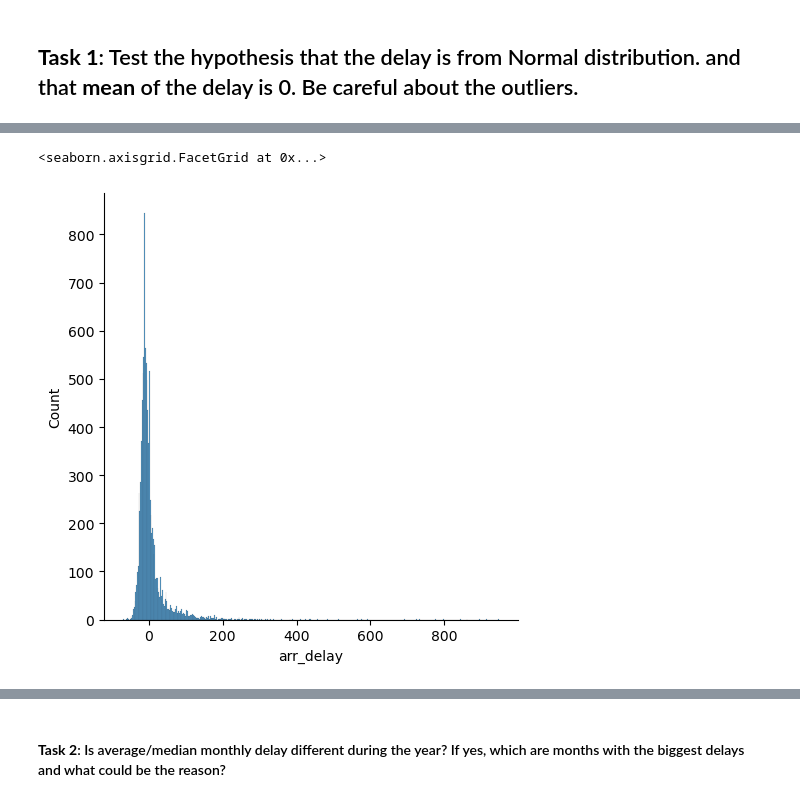
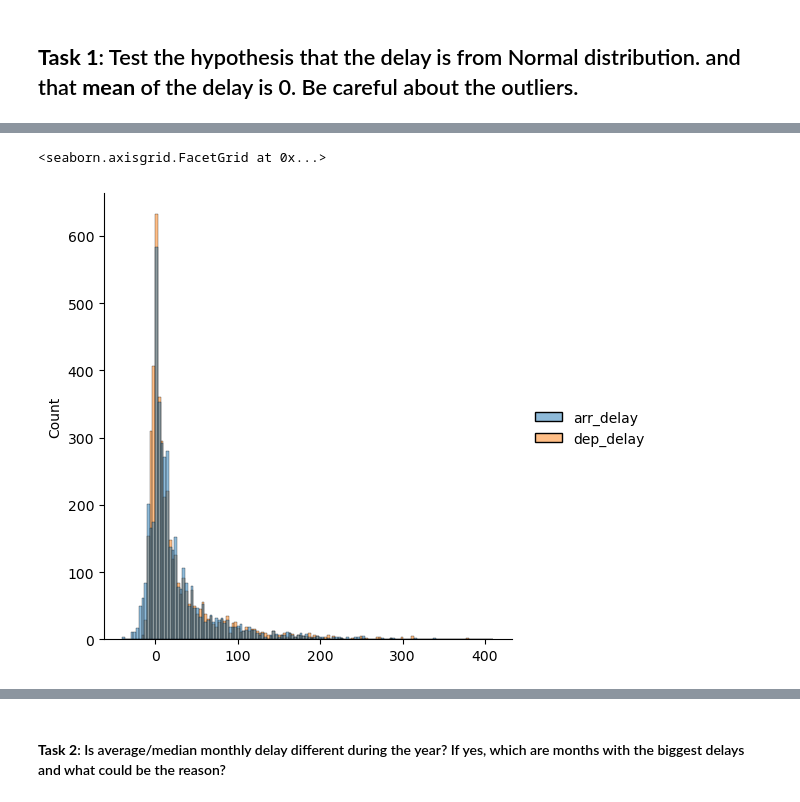
Before and after one commit to BRCanada/Flight-Delay-Prediction, a Jupyter notebook: Flight_Data_Exploration_BR.ipynb, the cells around one changed output, grey strips where cells are left out. Cells and saved outputs as stored; diff of their text form; code cells hidden in the pictures.

```diff
--- a/Flight_Data_Exploration_BR.ipynb
+++ b/Flight_Data_Exploration_BR.ipynb
@@ -93,4 +101,0 @@ delays_only_df.shape
-# %%
-#Drop first 5 columns
-delays_only_df.drop(delays_only_df.columns[0:6], axis=1, inplace=True)
-delays_only_df.shape
@@ -99,4 +101,0 @@ delays_only_df.shape
-# %%
-#Drop last 3 columns
-delays_only_df.drop(delays_only_df.columns[-3:], axis=1, inplace=True)
-delays_only_df.shape
@@ -105,4 +101,0 @@ delays_only_df.shape
-# %%
-#drop scheduled arrival time
-delays_only_df.drop('crs_arr_time', axis=1, inplace=True)
-delays_only_df.shape
@@ -111,4 +101,0 @@ delays_only_df.shape
-# %%
-#drop any cancelled or diverted rows of flights
-delays_only_df.drop(delays_only_df[(delays_only_df['cancelled'] > 0) | (delays_only_df['diverted'] > 0)].index, inplace=True)
-delays_only_df.shape
@@ -143,5 +102,5 @@ delays_df_norm.drop('cancelled', axis=1, inplace=True)
 # %%
-sns.displot(data, x='arr_delay')
+sns.displot(delays_only_df)
 # %% [output]
 <seaborn.axisgrid.FacetGrid at 0x...>
-[figure, old version]
+[figure, new version]
```
Also changed, not shown: parts of 30 cells of this notebook.
